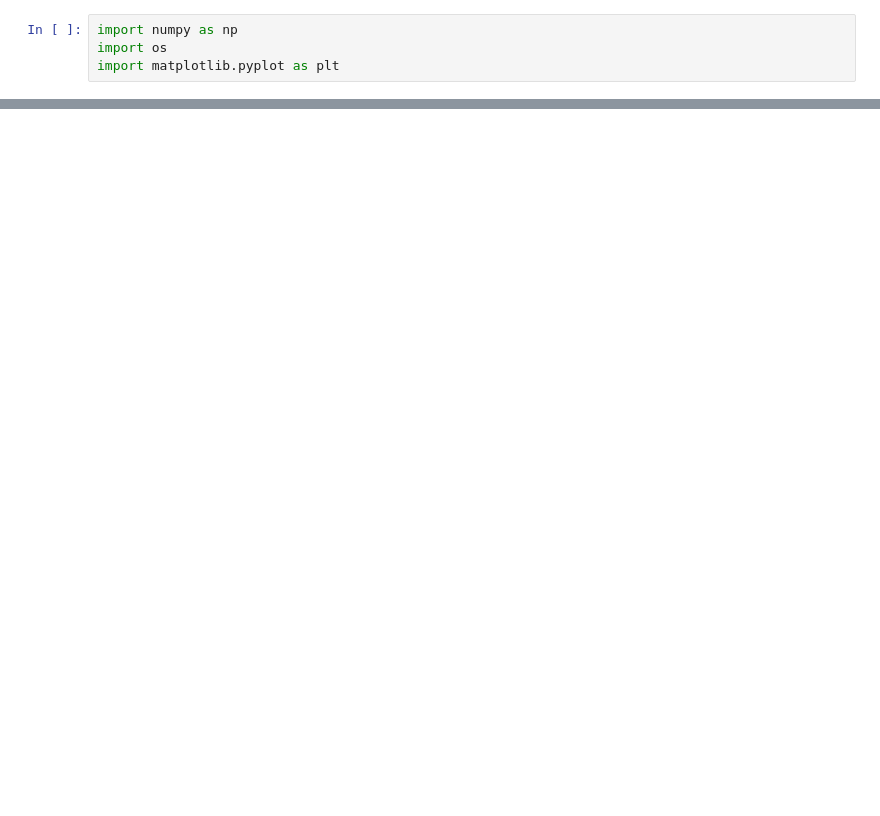
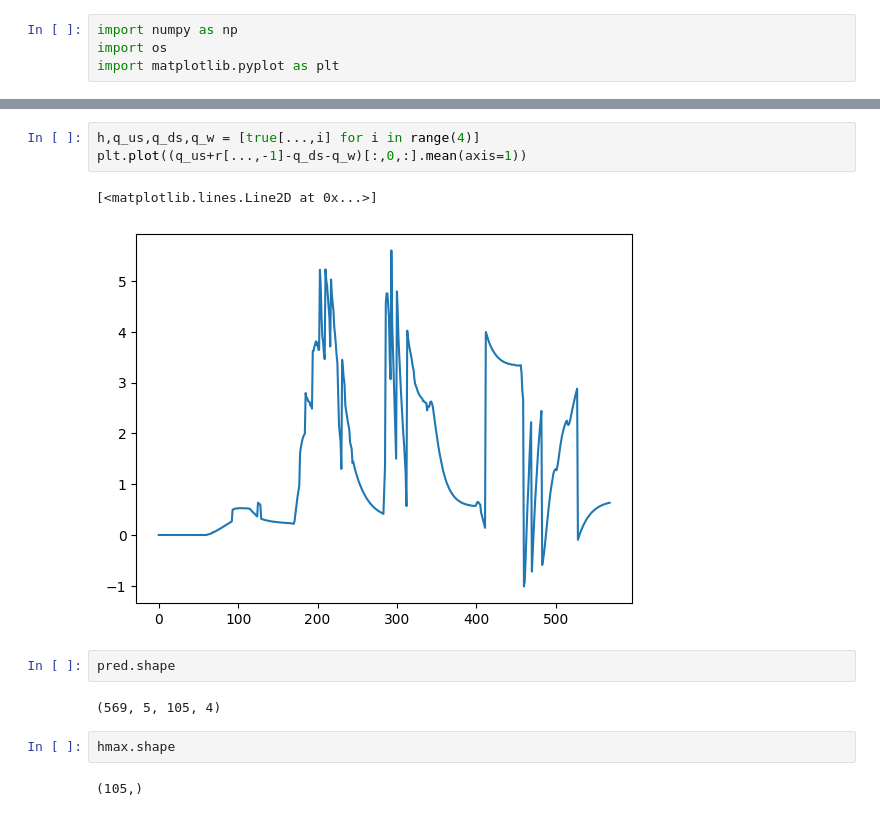
Before and after one commit to Zhiyu014/GNN-UDS, a Jupyter notebook: surrogate/test.ipynb, the cells around one changed output, grey strips where cells are left out. Drawn from its saved outputs; the diff is of its cells as text; blank space fills up the shorter version.

```diff
--- a/surrogate/test.ipynb
+++ b/surrogate/test.ipynb
@@ -99,0 +103,14 @@ plt.legend()
+# %%
+h,q_us,q_ds,q_w = [true[...,i] for i in range(4)]
+plt.plot((q_us+r[...,-1]-q_ds-q_w)[:,0,:].mean(axis=1))
+# %% [output]
+[<matplotlib.lines.Line2D at 0x...>]
+[figure, added]
+# %%
+pred.shape
+# %% [output]
+(569, 5, 105, 4)
+# %%
+hmax.shape
+# %% [output]
+(105,)
```
Also changed, not shown: parts of 24 cells of this notebook, 20 other files.
